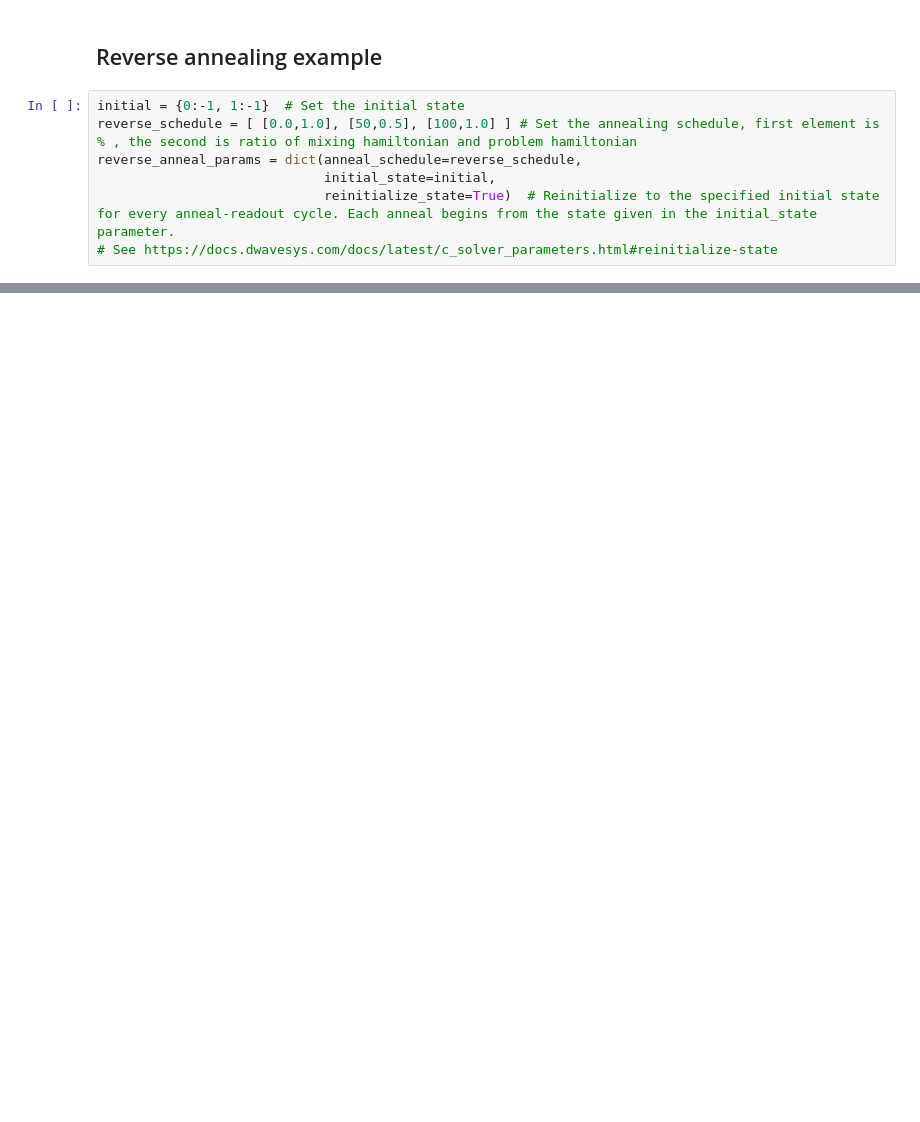
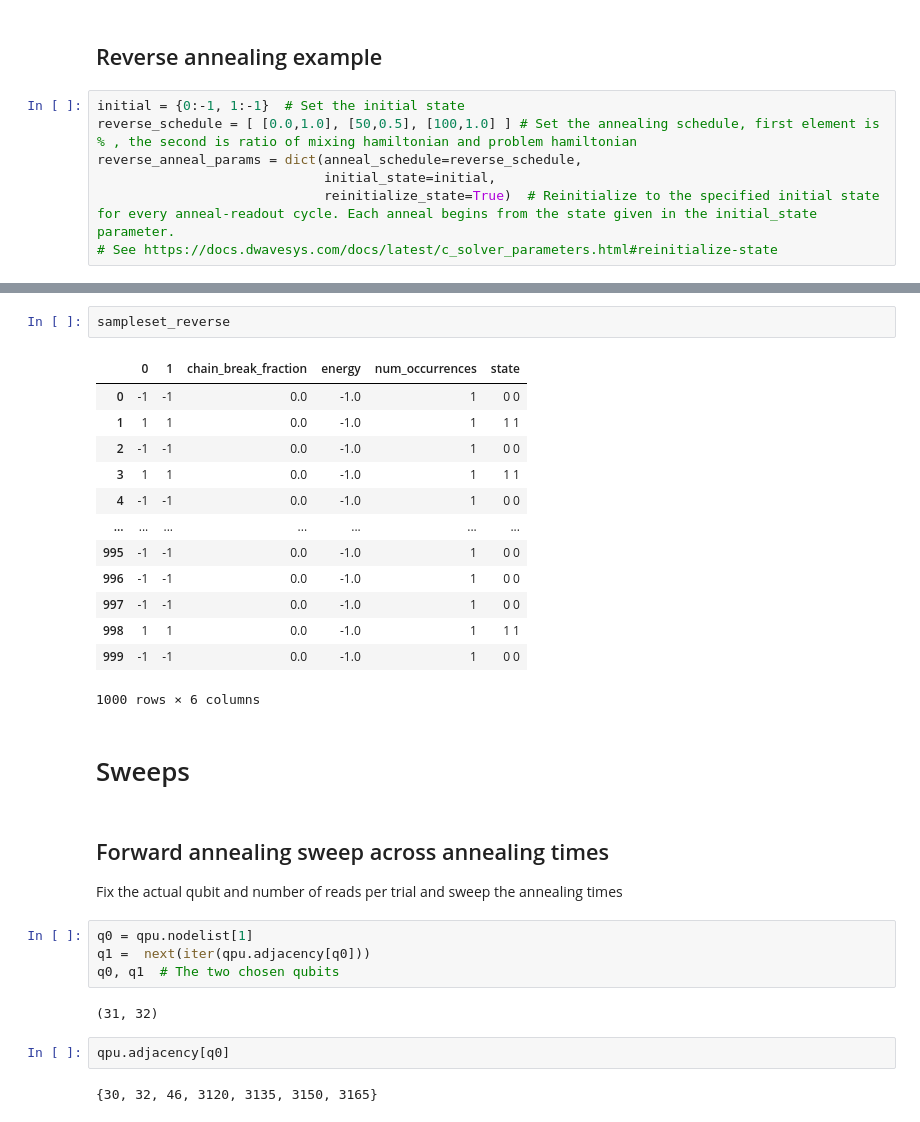
Before and after one commit to iamashwin99/dwave_sweep_studies, a Jupyter notebook: Analysis.ipynb, the cells around one changed output, grey strips where cells are left out. Drawn from its saved outputs; the diff is of its cells as text; blank space fills up the shorter version.

```diff
--- a/Analysis.ipynb
+++ b/Analysis.ipynb
@@ -57,2 +60,34 @@ px.bar(sampleset, x='state', title='Frequency distribution')
 # %% [output]
 [interactive output not drawn]
+# %%
+sampleset_reverse
+# %% [output]
+|  | 0 | 1 | chain_break_fraction | energy | num_occurrences | state |
+| 0 | -1 | -1 | 0.0 | -1.0 | 1 | 0 0 |
+| 1 | 1 | 1 | 0.0 | -1.0 | 1 | 1 1 |
+| 2 | -1 | -1 | 0.0 | -1.0 | 1 | 0 0 |
+| 3 | 1 | 1 | 0.0 | -1.0 | 1 | 1 1 |
+| 4 | -1 | -1 | 0.0 | -1.0 | 1 | 0 0 |
+| ... | ... | ... | ... | ... | ... | ... |
+| 995 | -1 | -1 | 0.0 | -1.0 | 1 | 0 0 |
+| 996 | -1 | -1 | 0.0 | -1.0 | 1 | 0 0 |
+| 997 | -1 | -1 | 0.0 | -1.0 | 1 | 0 0 |
+| 998 | 1 | 1 | 0.0 | -1.0 | 1 | 1 1 |
+| 999 | -1 | -1 | 0.0 | -1.0 | 1 | 0 0 |
+1000 rows × 6 columns
+# %% [markdown]
+# Sweeps
+# %% [markdown]
+## Forward annealing sweep across annealing times
+
+Fix the actual qubit and number of reads per trial and sweep the annealing times
+# %%
+q0 = qpu.nodelist[1]
+q1 =  next(iter(qpu.adjacency[q0]))
+q0, q1  # The two chosen qubits
+# %% [output]
+(31, 32)
+# %%
+qpu.adjacency[q0]
+# %% [output]
+{30, 32, 46, 3120, 3135, 3150, 3165}
```
Also changed, not shown: parts of 12 cells of this notebook.
